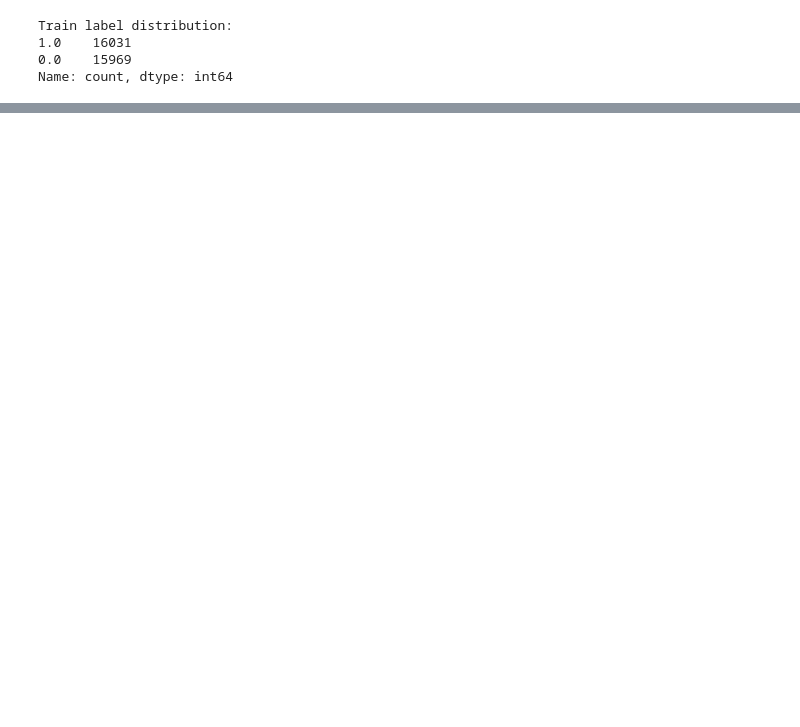
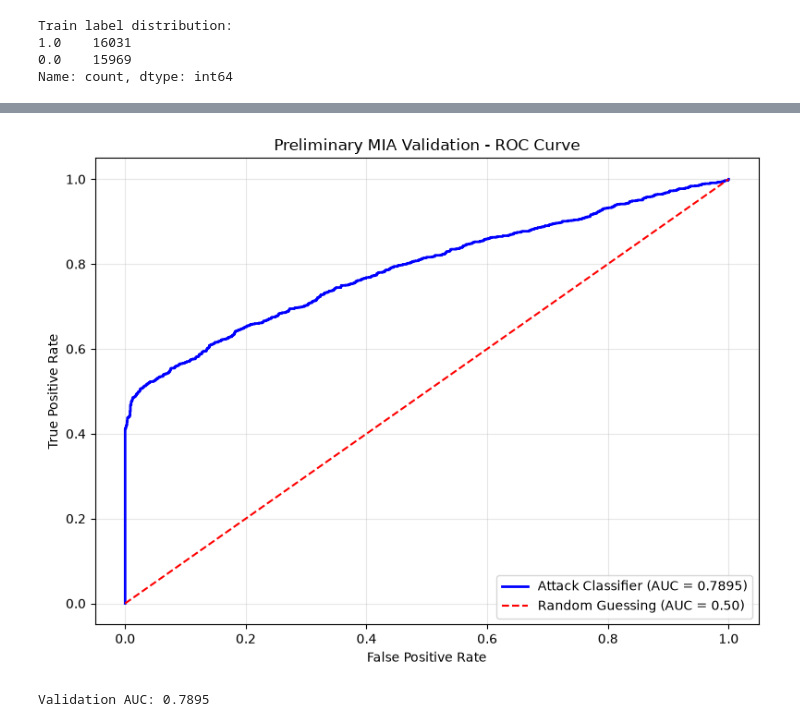
Before and after one commit to benward05/PACE---GROUP-58-LINKAGE-MODELS, a Jupyter notebook: SNN Final end to end (1).ipynb, the cells around one changed output, grey strips where cells are left out. Cells and saved outputs as stored; diff of their text form; code cells hidden in the pictures; blank space fills up the shorter version.

Commit message:
Add D4 preliminary results analysis and visualizations

```diff
--- a/SNN Final end to end (1).ipynb
+++ b/SNN Final end to end (1).ipynb
@@ -685,7 +698,7 @@ weighted avg       0.65      0.60      0.57      8000
 k = 5 #5 is the number of shadow models I wanted to train.
 shadow_predictions = [] #shadow predictions array to store info
 shadow_labels = [] #shadow labels array to store info
-shadow_test_df = pd.read_csv("/Users/jaydennguyen/Documents/PACE/linkage_model/linkage/shadow_test.csv") #so that the u
+shadow_test_df = pd.read_csv("shadow_test.csv")
 for i in range(k):
     print(f"\n Training Shadow Model {i+1}") #for loop that prints what Shadow Training model it is up too for the output.
 
@@ -877,0 +894,44 @@ Confusion matrix:
+# %%
+
+# D4 - Preliminary MIA ROC Curve and AUC Analysis
+
+import matplotlib.pyplot as plt
+from sklearn.metrics import roc_curve, roc_auc_score
+
+# Use the attack validation results from the SNN notebook
+fpr, tpr, thresholds = roc_curve(y_val, y_val_prob)
+auc_score = roc_auc_score(y_val, y_val_prob)
+
+# Create ROC curve
+plt.figure(figsize=(8, 6))
+
+plt.plot(
+    fpr, tpr,
+    color="blue",
+    linewidth=2,
+    label=f"Attack Classifier (AUC = {auc_score:.4f})"
+)
+
+# Random guessing baseline
+plt.plot(
+    [0, 1], [0, 1],
+    color="red",
+    linestyle="--",
+    label="Random Guessing (AUC = 0.50)"
+)
+
+plt.xlabel("False Positive Rate")
+plt.ylabel("True Positive Rate")
+plt.title("Preliminary MIA Validation - ROC Curve")
+plt.legend(loc="lower right")
+plt.grid(alpha=0.3)
+plt.tight_layout()
+
+# Save graph
+plt.savefig("D4_MIA_ROC_Curve.png", dpi=300, bbox_inches="tight")
+plt.show()
+
+print(f"Validation AUC: {auc_score:.4f}")
+# %% [output]
+[figure, added]
+Validation AUC: 0.7895
```
Also changed, not shown: parts of 20 cells of this notebook, 16 other files.
